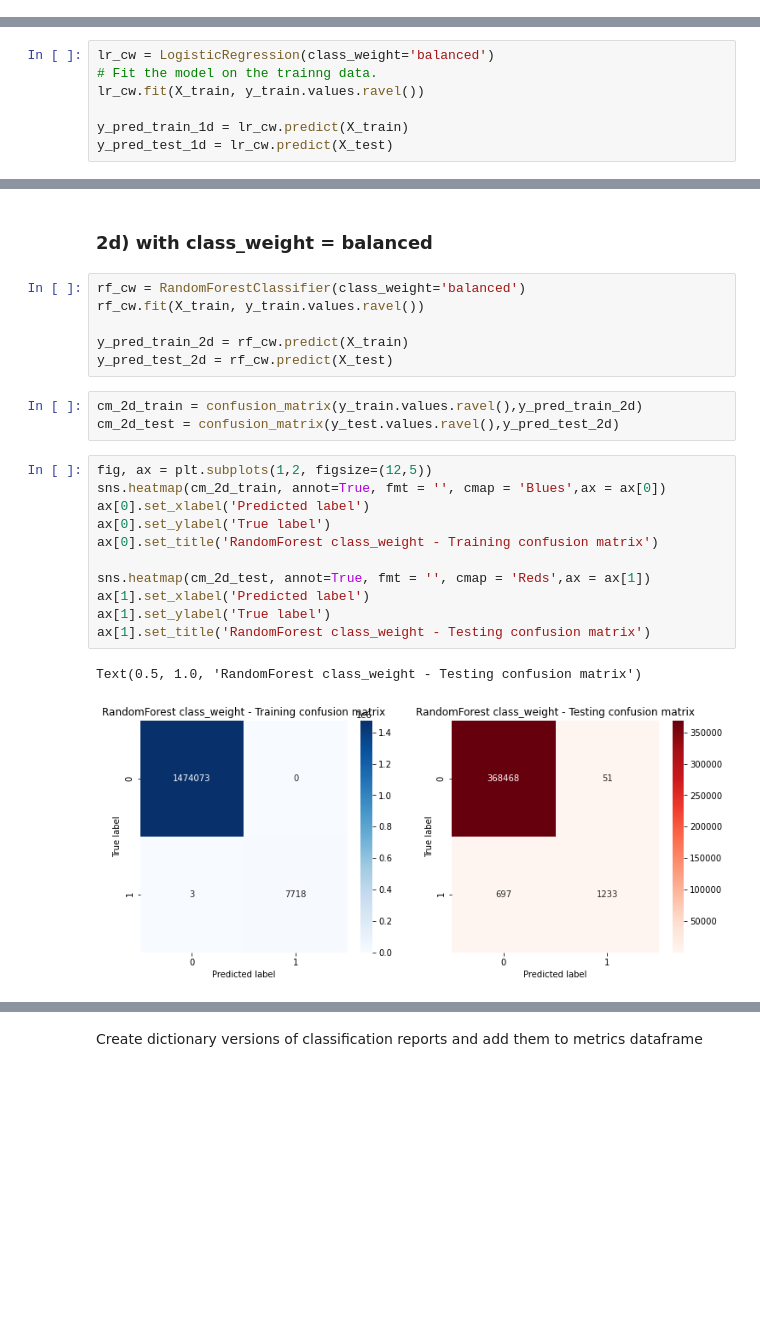
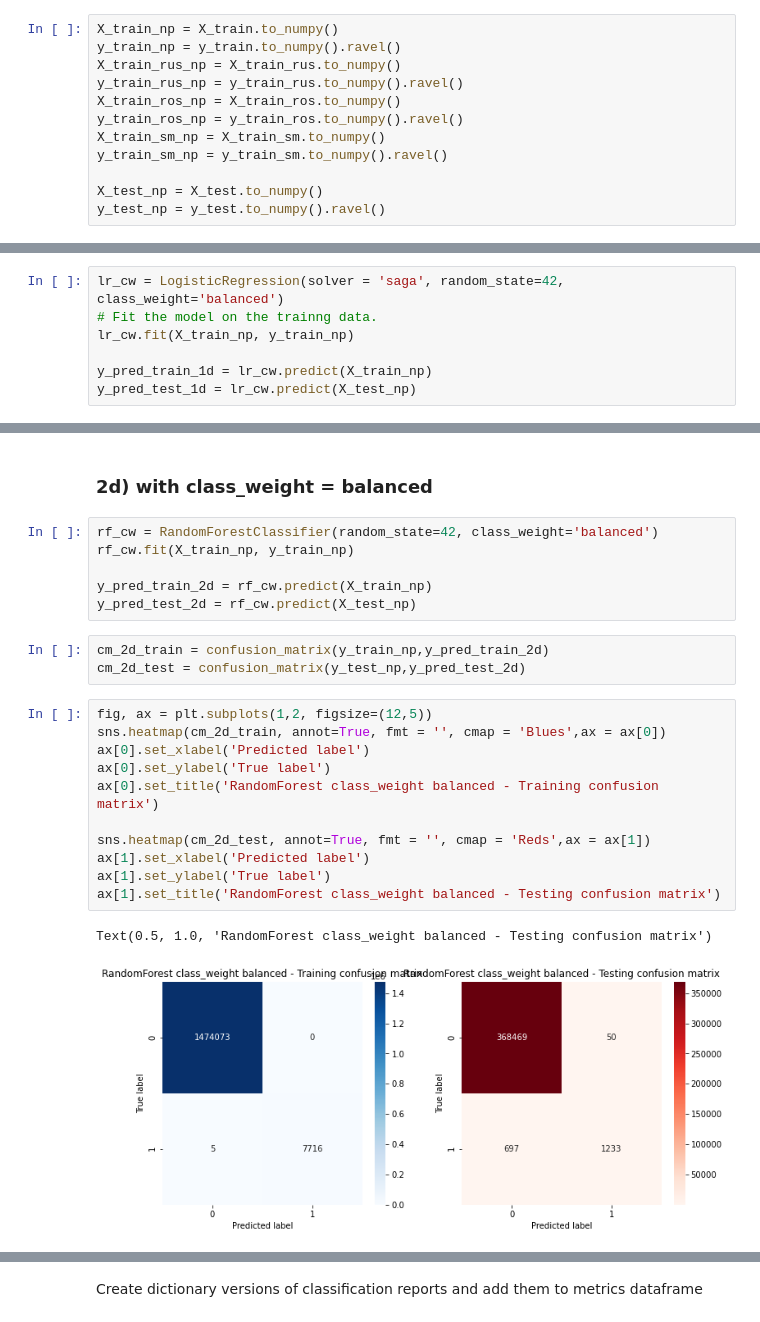
Before and after one commit to cchung106/Capstone-Two, a Jupyter notebook: Notebooks/04_modeling_v0.ipynb, the cells around one changed output, grey strips where cells are left out. Cells and saved outputs as stored; diff of their text form; blank space fills up the shorter version.

```diff
--- a/Notebooks/04_modeling_v0.ipynb
+++ b/Notebooks/04_modeling_v0.ipynb
@@ -231,0 +222,12 @@ counts_table
+# %%
+X_train_np = X_train.to_numpy()
+y_train_np = y_train.to_numpy().ravel()
+X_train_rus_np = X_train_rus.to_numpy()
+y_train_rus_np = y_train_rus.to_numpy().ravel()
+X_train_ros_np = X_train_ros.to_numpy()
+y_train_ros_np = y_train_ros.to_numpy().ravel()
+X_train_sm_np = X_train_sm.to_numpy()
+y_train_sm_np = y_train_sm.to_numpy().ravel()
+
+X_test_np = X_test.to_numpy()
+y_test_np = y_test.to_numpy().ravel()
@@ -461,10 +473,10 @@ metrics
 # %% [markdown]
 ### 1d) with class_weight = balanced
 # %%
-lr_cw = LogisticRegression(class_weight='balanced')
+lr_cw = LogisticRegression(solver = 'saga', random_state=42, class_weight='balanced')
 # Fit the model on the trainng data.
-lr_cw.fit(X_train, y_train.values.ravel())
+lr_cw.fit(X_train_np, y_train_np)
 
-y_pred_train_1d = lr_cw.predict(X_train)
-y_pred_test_1d = lr_cw.predict(X_test)
+y_pred_train_1d = lr_cw.predict(X_train_np)
+y_pred_test_1d = lr_cw.predict(X_test_np)
 # %%
@@ -741,28 +753,28 @@ metrics
 # %% [markdown]
 ### 2d) with class_weight = balanced
 # %%
-rf_cw = RandomForestClassifier(class_weight='balanced')
-rf_cw.fit(X_train, y_train.values.ravel())
+rf_cw = RandomForestClassifier(random_state=42, class_weight='balanced')
+rf_cw.fit(X_train_np, y_train_np)
 
-y_pred_train_2d = rf_cw.predict(X_train)
-y_pred_test_2d = rf_cw.predict(X_test)
+y_pred_train_2d = rf_cw.predict(X_train_np)
+y_pred_test_2d = rf_cw.predict(X_test_np)
 # %%
-cm_2d_train = confusion_matrix(y_train.values.ravel(),y_pred_train_2d)
-cm_2d_test = confusion_matrix(y_test.values.ravel(),y_pred_test_2d)
+cm_2d_train = confusion_matrix(y_train_np,y_pred_train_2d)
+cm_2d_test = confusion_matrix(y_test_np,y_pred_test_2d)
 # %%
 fig, ax = plt.subplots(1,2, figsize=(12,5))
 sns.heatmap(cm_2d_train, annot=True, fmt = '', cmap = 'Blues',ax = ax[0])
 ax[0].set_xlabel('Predicted label')
 ax[0].set_ylabel('True label')
-ax[0].set_title('RandomForest class_weight - Training confusion matrix')
+ax[0].set_title('RandomForest class_weight balanced - Training confusion matrix')
 
 sns.heatmap(cm_2d_test, annot=True, fmt = '', cmap = 'Reds',ax = ax[1])
 ax[1].set_xlabel('Predicted label')
 ax[1].set_ylabel('True label')
-ax[1].set_title('RandomForest class_weight - Testing confusion matrix')
+ax[1].set_title('RandomForest class_weight balanced - Testing confusion matrix')
 # %% [output]
-Text(0.5, 1.0, 'RandomForest class_weight - Testing confusion matrix')
+Text(0.5, 1.0, 'RandomForest class_weight balanced - Testing confusion matrix')
-[figure, old version]
+[figure, new version]
 # %%
 target_names = ['valid', 'fraud']
 
```
Also changed, not shown: parts of 84 cells of this notebook.
